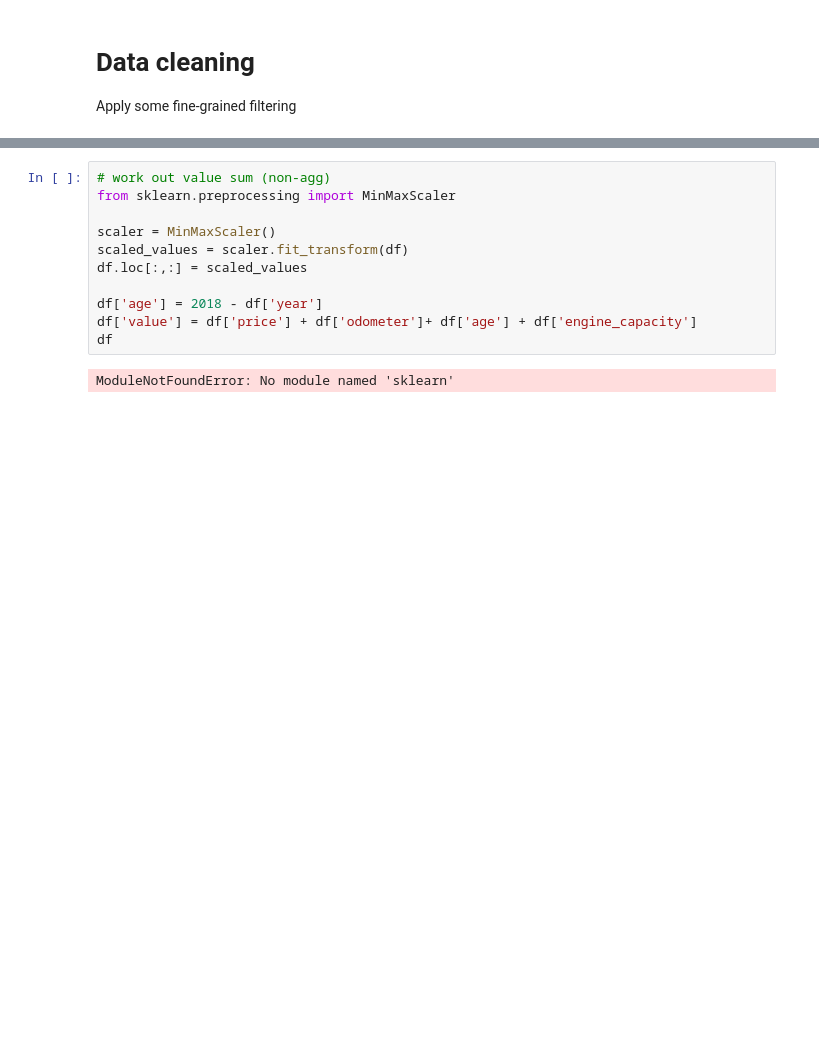
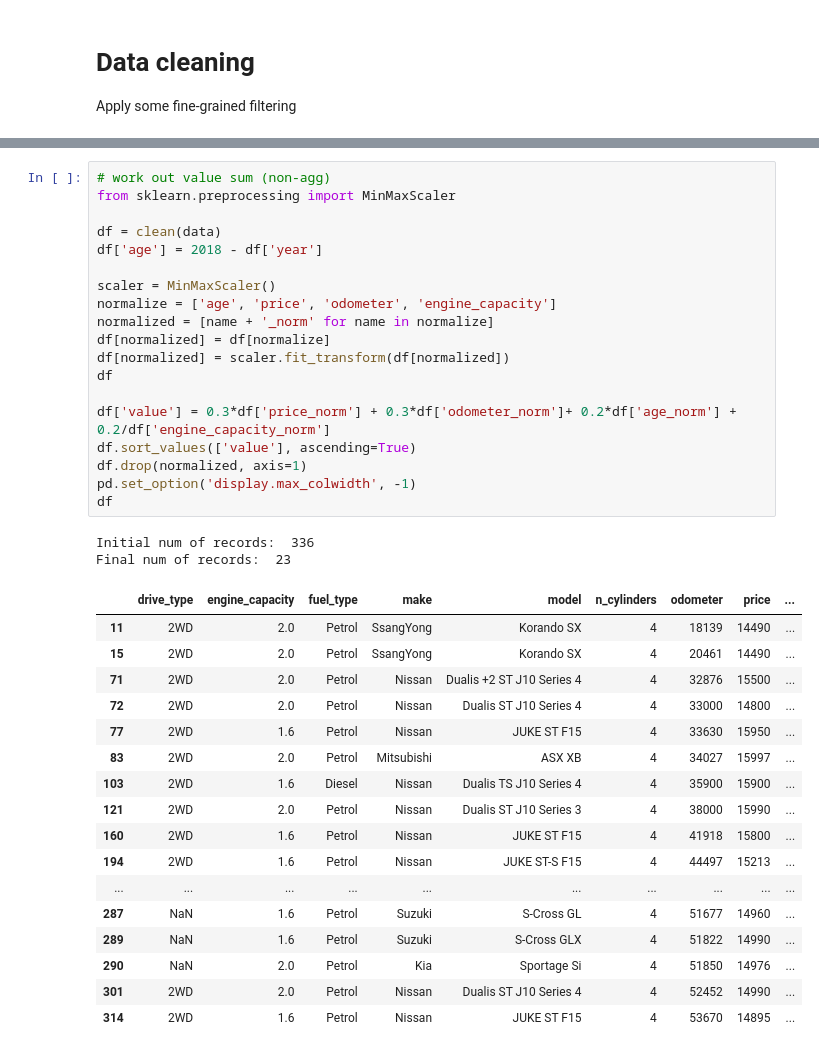
Before and after one commit to dewaldabrie/car, a Jupyter notebook: Analysis.ipynb, the cells around one changed output, grey strips where cells are left out. Saved outputs shown, nothing was run; the diff lists cells and outputs as text; blank space fills up the shorter version.

Commit message:
Normalized value sum

```diff
--- a/Analysis.ipynb
+++ b/Analysis.ipynb
@@ -102,13 +106,39 @@ df.sort_values(['pricepkm'])
-# %%
-# work out value sum (non-agg)
-from sklearn.preprocessing import MinMaxScaler
-
-scaler = MinMaxScaler()
-scaled_values = scaler.fit_transform(df)
-df.loc[:,:] = scaled_values
-
-df['age'] = 2018 - df['year']
-df['value'] = df['price'] + df['odometer']+ df['age'] + df['engine_capacity']
-df
-# %% [output]
-ModuleNotFoundError: No module named 'sklearn'
+# %%
+# work out value sum (non-agg)
+from sklearn.preprocessing import MinMaxScaler
+
+df = clean(data)
+df['age'] = 2018 - df['year']
+
+scaler = MinMaxScaler()
+normalize = ['age', 'price', 'odometer', 'engine_capacity']
+normalized = [name + '_norm' for name in normalize]
+df[normalized] = df[normalize]
+df[normalized] = scaler.fit_transform(df[normalized])
+df
+
+df['value'] = 0.3*df['price_norm'] + 0.3*df['odometer_norm']+ 0.2*df['age_norm'] + 0.2/df['engine_capacity_norm']
+df.sort_values(['value'], ascending=True)
+df.drop(normalized, axis=1)
+pd.set_option('display.max_colwidth', -1)
+df
+# %% [output]
+Initial num of records:  336
+Final num of records:  23
+|  | drive_type | engine_capacity | fuel_type | make | model | n_cylinders | odometer | price | ... |
+| 11 | 2WD | 2.0 | Petrol | SsangYong | Korando SX | 4 | 18139 | 14490 | ... |
+| 15 | 2WD | 2.0 | Petrol | SsangYong | Korando SX | 4 | 20461 | 14490 | ... |
+| 71 | 2WD | 2.0 | Petrol | Nissan | Dualis +2 ST J10 Series 4 | 4 | 32876 | 15500 | ... |
+| 72 | 2WD | 2.0 | Petrol | Nissan | Dualis ST J10 Series 4 | 4 | 33000 | 14800 | ... |
+| 77 | 2WD | 1.6 | Petrol | Nissan | JUKE ST F15 | 4 | 33630 | 15950 | ... |
+| 83 | 2WD | 2.0 | Petrol | Mitsubishi | ASX XB | 4 | 34027 | 15997 | ... |
+| 103 | 2WD | 1.6 | Diesel | Nissan | Dualis TS J10 Series 4 | 4 | 35900 | 15900 | ... |
+| 121 | 2WD | 2.0 | Petrol | Nissan | Dualis ST J10 Series 3 | 4 | 38000 | 15990 | ... |
+| 160 | 2WD | 1.6 | Petrol | Nissan | JUKE ST F15 | 4 | 41918 | 15800 | ... |
+| 194 | 2WD | 1.6 | Petrol | Nissan | JUKE ST-S F15 | 4 | 44497 | 15213 | ... |
+| ... | ... | ... | ... | ... | ... | ... | ... | ... | ... |
+| 287 | NaN | 1.6 | Petrol | Suzuki | S-Cross GL | 4 | 51677 | 14960 | ... |
+| 289 | NaN | 1.6 | Petrol | Suzuki | S-Cross GLX | 4 | 51822 | 14990 | ... |
+| 290 | NaN | 2.0 | Petrol | Kia | Sportage Si | 4 | 51850 | 14976 | ... |
+| 301 | 2WD | 2.0 | Petrol | Nissan | Dualis ST J10 Series 4 | 4 | 52452 | 14990 | ... |
+| 314 | 2WD | 1.6 | Petrol | Nissan | JUKE ST F15 | 4 | 53670 | 14895 | ... |
```
Also changed, not shown: parts of 5 cells of this notebook.
